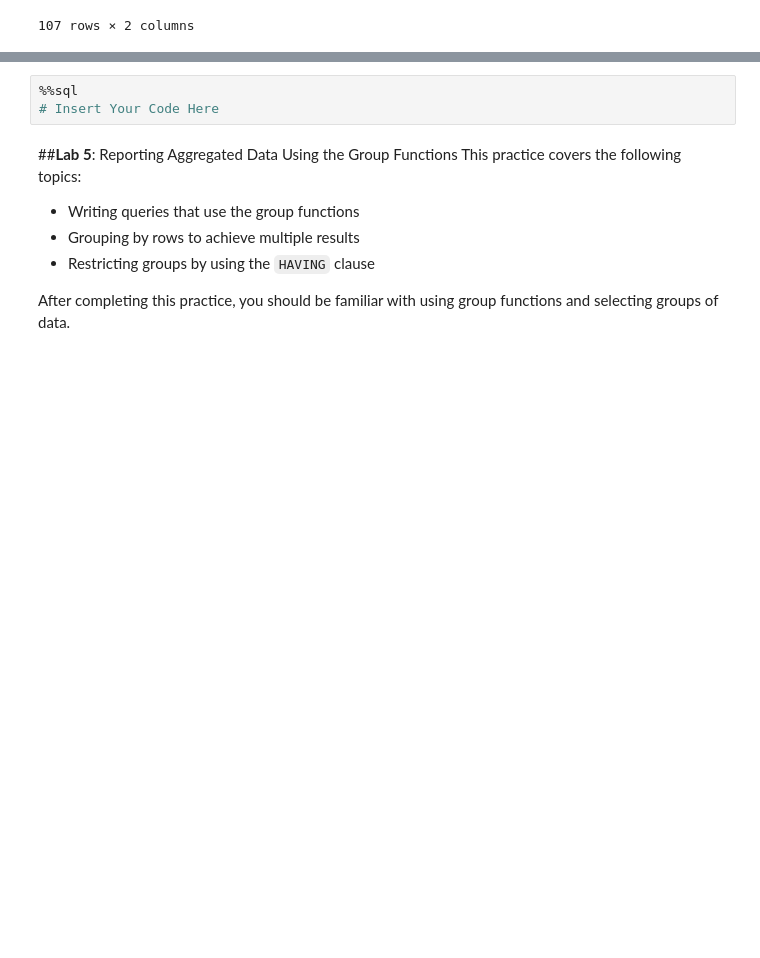
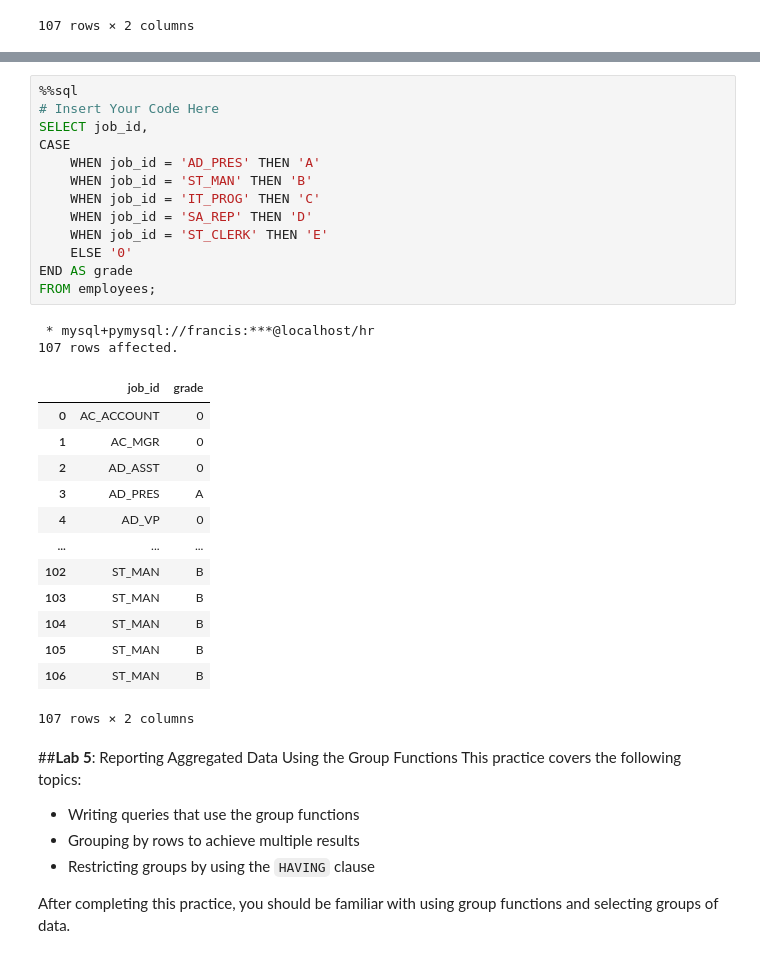
Before and after one commit to Ckodrad/CM3010-Database-Labs, a Jupyter notebook: Labs/MySQL Hand-On Lab.ipynb, the cells around one changed output, grey strips where cells are left out. Drawn from its saved outputs; the diff is of its cells as text; blank space fills up the shorter version.

```diff
--- a/Labs/MySQL Hand-On Lab.ipynb
+++ b/Labs/MySQL Hand-On Lab.ipynb
@@ -428,9 +445,35 @@ FROM employees;
 ![image.png](embedded-picture-1)
 
 ![image.png](embedded-picture-2)
-# %%
-%%sql
-# Insert Your Code Here
+# %%
+%%sql
+# Insert Your Code Here
+SELECT job_id,
+CASE
+    WHEN job_id = 'AD_PRES' THEN 'A'
+    WHEN job_id = 'ST_MAN' THEN 'B'
+    WHEN job_id = 'IT_PROG' THEN 'C'
+    WHEN job_id = 'SA_REP' THEN 'D'
+    WHEN job_id = 'ST_CLERK' THEN 'E'
+    ELSE '0'
+END AS grade
+FROM employees;
+# %% [output]
+ * mysql+pymysql://francis:***@localhost/hr
+107 rows affected.
+|  | job_id | grade |
+| 0 | AC_ACCOUNT | 0 |
+| 1 | AC_MGR | 0 |
+| 2 | AD_ASST | 0 |
+| 3 | AD_PRES | A |
+| 4 | AD_VP | 0 |
+| ... | ... | ... |
+| 102 | ST_MAN | B |
+| 103 | ST_MAN | B |
+| 104 | ST_MAN | B |
+| 105 | ST_MAN | B |
+| 106 | ST_MAN | B |
+107 rows × 2 columns
 # %% [markdown]
 ##**Lab 5**: Reporting Aggregated Data Using the Group Functions
 This practice covers the following topics:
```
Also changed, not shown: parts of 1 cell of this notebook.
